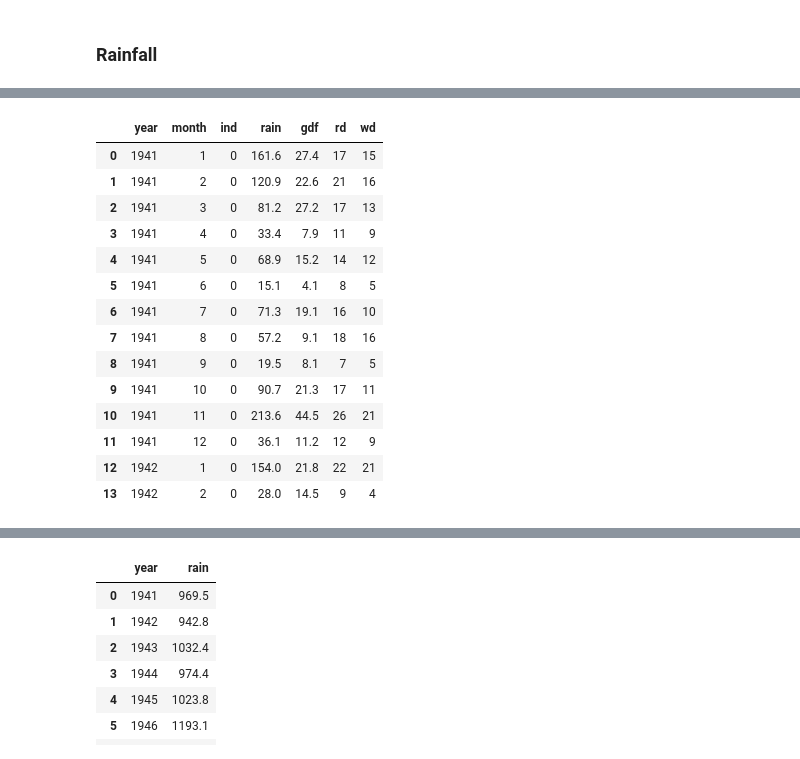
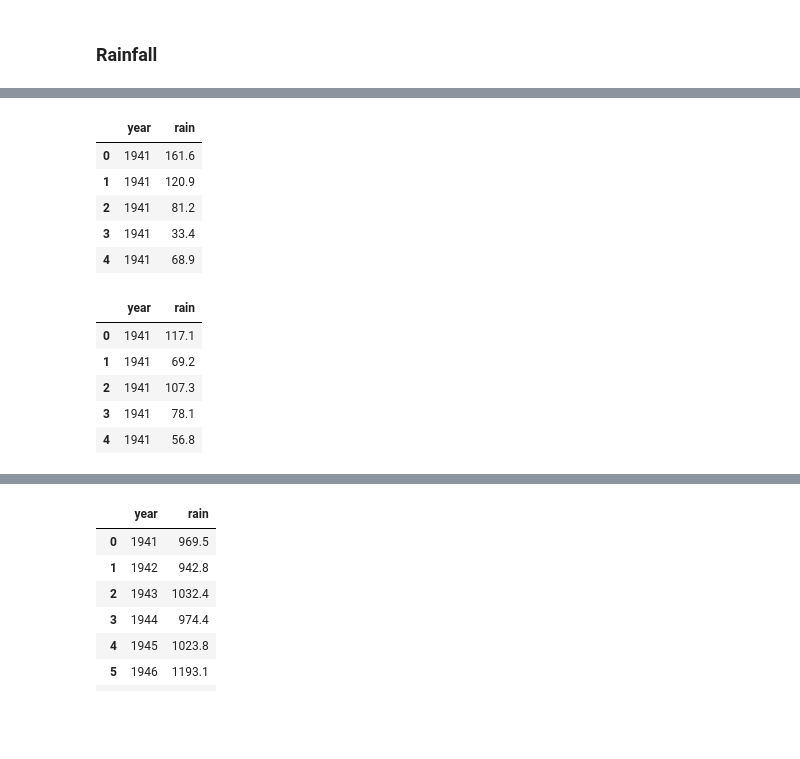
Before and after one commit to rebhanqui/programming-data-project-2, a Jupyter notebook: climate-change-data.ipynb, the cells around one changed output, grey strips where cells are left out. Saved outputs shown, nothing was run; the diff lists cells and outputs as text; code cells hidden in the pictures; blank space fills up the shorter version.

```diff
--- a/climate-change-data.ipynb
+++ b/climate-change-data.ipynb
@@ -696,21 +682,12 @@ weatherstationsoldest.head(25)
 # %%
-station108 = pd.read_csv("DATA Files/mly108-foulkesmill1873.csv")
-
-station108.head(14)
+station108 = pd.read_csv("DATA Files/mly108-foulkesmill1873.csv", delimiter=",")
+station108cols = station108[["year", "rain"]] # shows only required columns
+station108cols.head()
 # testing the csv was read correctly
 # %% [output]
-|  | year | month | ind | rain | gdf | rd | wd |
-| 0 | 1941 | 1 | 0 | 161.6 | 27.4 | 17 | 15 |
-| 1 | 1941 | 2 | 0 | 120.9 | 22.6 | 21 | 16 |
-| 2 | 1941 | 3 | 0 | 81.2 | 27.2 | 17 | 13 |
-| 3 | 1941 | 4 | 0 | 33.4 | 7.9 | 11 | 9 |
-| 4 | 1941 | 5 | 0 | 68.9 | 15.2 | 14 | 12 |
-| 5 | 1941 | 6 | 0 | 15.1 | 4.1 | 8 | 5 |
-| 6 | 1941 | 7 | 0 | 71.3 | 19.1 | 16 | 10 |
-| 7 | 1941 | 8 | 0 | 57.2 | 9.1 | 18 | 16 |
-| 8 | 1941 | 9 | 0 | 19.5 | 8.1 | 7 | 5 |
-| 9 | 1941 | 10 | 0 | 90.7 | 21.3 | 17 | 11 |
-| 10 | 1941 | 11 | 0 | 213.6 | 44.5 | 26 | 21 |
-| 11 | 1941 | 12 | 0 | 36.1 | 11.2 | 12 | 9 |
-| 12 | 1942 | 1 | 0 | 154.0 | 21.8 | 22 | 21 |
-| 13 | 1942 | 2 | 0 | 28.0 | 14.5 | 9 | 4 |
+|  | year | rain |
+| 0 | 1941 | 161.6 |
+| 1 | 1941 | 120.9 |
+| 2 | 1941 | 81.2 |
+| 3 | 1941 | 33.4 |
+| 4 | 1941 | 68.9 |
@@ -716,0 +698,12 @@ station108.head(14)
+# %%
+station1823 = pd.read_csv("DATA Files/mly1823.csv", delimiter=",", skiprows=13)
+
+station1823cols = station1823[["year", "rain"]]
+station1823cols.head()
+# %% [output]
+|  | year | rain |
+| 0 | 1941 | 117.1 |
+| 1 | 1941 | 69.2 |
+| 2 | 1941 | 107.3 |
+| 3 | 1941 | 78.1 |
+| 4 | 1941 | 56.8 |
```
Also changed, not shown: parts of 38 cells of this notebook, 17 other files.
